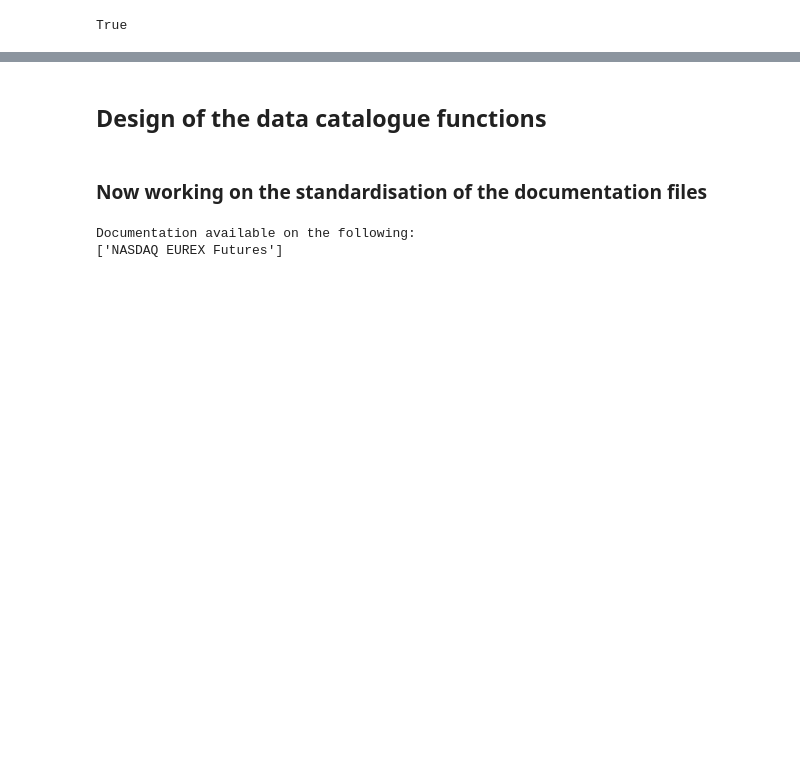
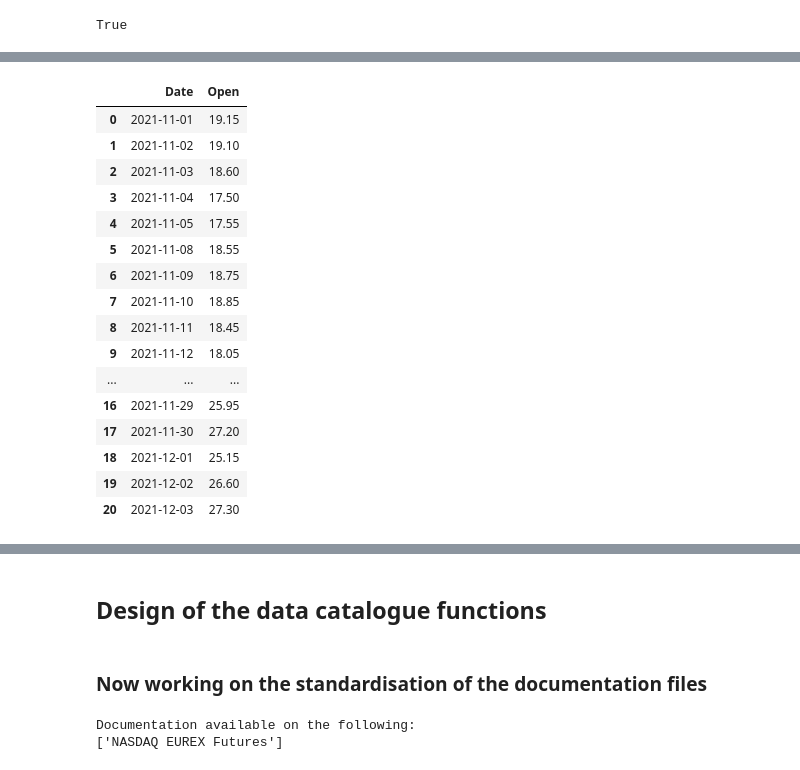
Before and after one commit to rgevrey/market-dashboard, a Jupyter notebook: src/ExploratoryNote.ipynb, the cells around one changed output, grey strips where cells are left out. Saved outputs shown, nothing was run; the diff lists cells and outputs as text; code cells hidden in the pictures; blank space fills up the shorter version.

```diff
--- a/src/ExploratoryNote.ipynb
+++ b/src/ExploratoryNote.ipynb
@@ -158,0 +154,11 @@ NameError: name 'path' is not defined
+# %%
+# Code needed to reset the testing of the merging
+folder = "data"
+name = "futures_eurostoxx50_x21_a"
+path1 = os.getcwd()
+path1 = path1.replace("\\src","\\" + folder + "\\" + name + ".csv")
+path1 = path1.replace("\\","\\\\")
+path2 = path1.replace("futures_eurostoxx50_x21_a.csv","futures_eurostoxx50_x21_b.csv" )
+data1 = pd.read_csv(path1)
+data2 = pd.read_csv(path2)
+data1, data2
@@ -158,0 +205,20 @@ NameError: name 'path' is not defined
+# %%
+data1.merge(data2,how="outer")
+# %% [output]
+|  | Date | Open |
+| 0 | 2021-11-01 | 19.15 |
+| 1 | 2021-11-02 | 19.10 |
+| 2 | 2021-11-03 | 18.60 |
+| 3 | 2021-11-04 | 17.50 |
+| 4 | 2021-11-05 | 17.55 |
+| 5 | 2021-11-08 | 18.55 |
+| 6 | 2021-11-09 | 18.75 |
+| 7 | 2021-11-10 | 18.85 |
+| 8 | 2021-11-11 | 18.45 |
+| 9 | 2021-11-12 | 18.05 |
+| ... | ... | ... |
+| 16 | 2021-11-29 | 25.95 |
+| 17 | 2021-11-30 | 27.20 |
+| 18 | 2021-12-01 | 25.15 |
+| 19 | 2021-12-02 | 26.60 |
+| 20 | 2021-12-03 | 27.30 |
```
Also changed, not shown: parts of 13 cells of this notebook.
